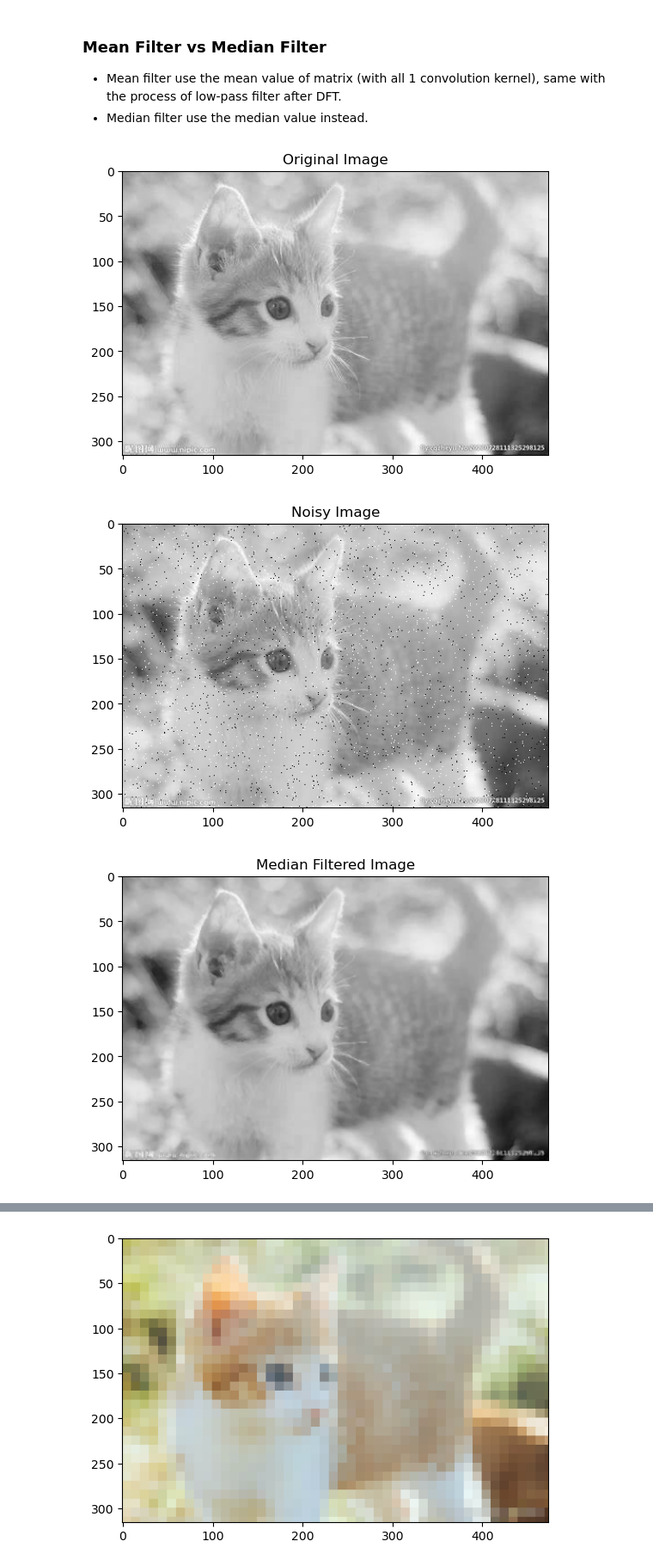
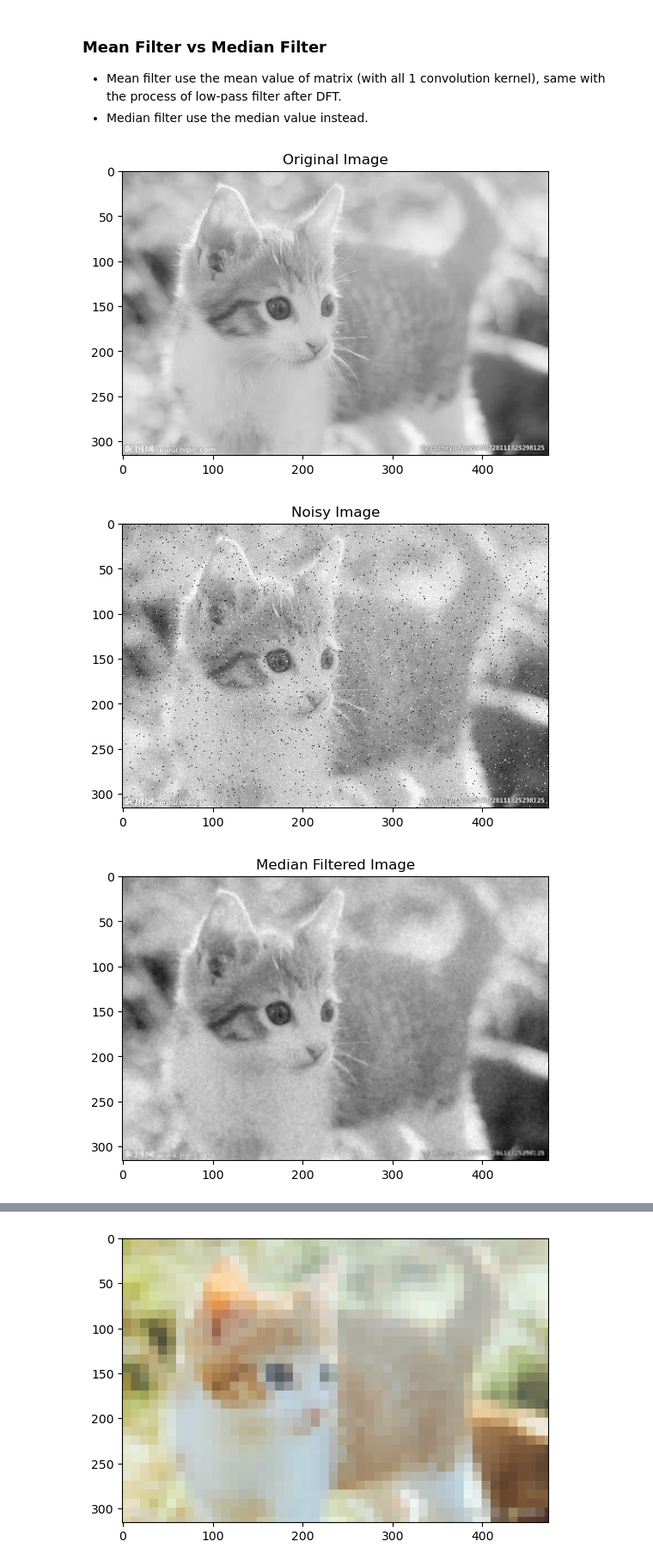
Before and after one commit to yzmyyds/NTU_EE6222, a Jupyter notebook: Labs/Image_Enhance.ipynb, the cells around one changed output, grey strips where cells are left out. Shown at 86% size. Drawn from its saved outputs; the diff is of its cells as text; code cells hidden in the pictures.

```diff
--- a/Labs/Image_Enhance.ipynb
+++ b/Labs/Image_Enhance.ipynb
@@ -169,37 +169,52 @@ plt.show()
 plt.imshow(img_gray, cmap='gray')
 plt.title('Original Image')
 plt.show()
-
+#add salt and pepper noise
 noise = img_gray.copy()
-prob = 0.02  # 噪声比例
+prob = 0.02
 rnd = np.random.rand(*noise.shape)
 noise[rnd < (prob / 2)] = 0
 noise[rnd > 1 - (prob / 2)] = 255
+#add guassian noise
+mean = 0
+std = 10
+gaussian_noise = np.random.normal(mean, std, img_gray.shape)
+noise = noise + gaussian_noise
+noise = np.clip(noise, 0, 255)
 plt.imshow(noise, cmap='gray')
 plt.title('Noisy Image')
 plt.show()
 
 ksize=3
 pad=ksize//2
+alpha=4
 img_median=np.zeros((height,width),dtype=np.uint8)
 img_mean=np.zeros((height,width),dtype=np.uint8)
+img_alpha_tri_mean=np.zeros((height,width),dtype=np.uint8)
 padded = np.pad(noise, pad, mode="edge")
 list_p=np.zeros(ksize*ksize,dtype=np.uint8)
+list_p_alpha=np.zeros(ksize*ksize-alpha,dtype=np.uint8)
 for i in range(height):
     for j in range(width):
             for m in range(ksize):
                 for n in range(ksize):
                      list_p[m*ksize+n]=padded[i+m,j+n]
             list_p.sort()
+            list_p_alpha=list_p[alpha//2:ksize*ksize-alpha//2]
             img_median[i,j]=np.median(list_p)
             img_mean[i,j]=np.mean(list_p)
+            img_alpha_tri_mean[i,j]=np.mean(list_p_alpha)
+
 plt.imshow(img_median, cmap='gray')
 plt.title('Median Filtered Image')
 plt.show()
 plt.imshow(img_mean, cmap='gray')
 plt.title('Mean Filtered Image')
 plt.show()
+plt.imshow(img_alpha_tri_mean, cmap='gray')
+plt.title('Alpha Trimmed Mean Filtered Image')
+plt.show()
 # %% [output]
 [figure]
-[figure, old version]
+[figure, new version]
 [figure]
```
Also changed, not shown: parts of 1 cell of this notebook.
